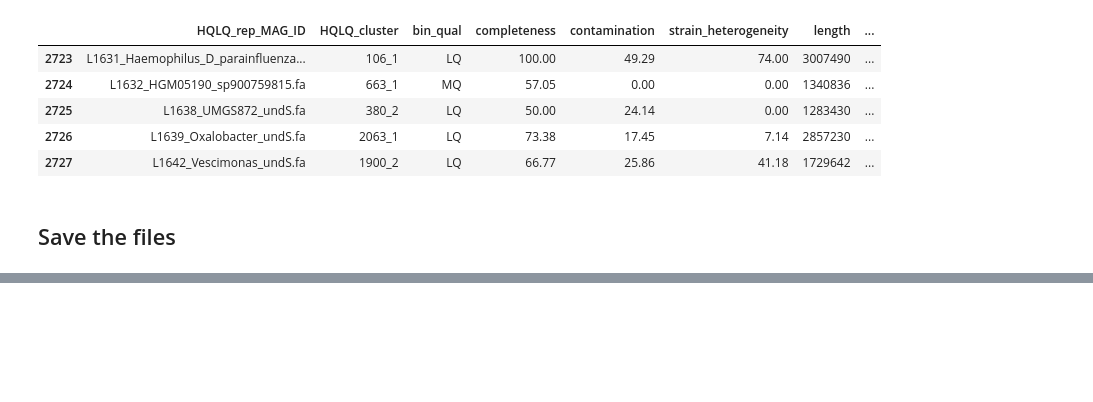
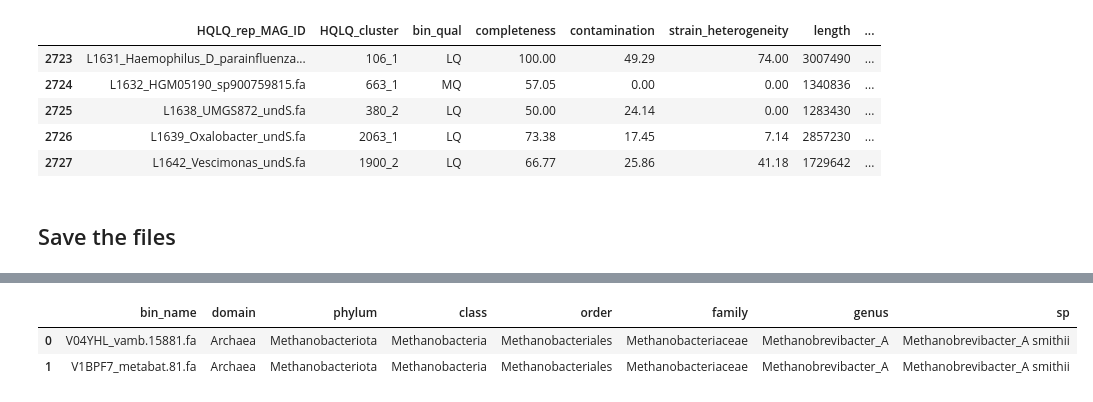
Before and after one commit to Chartiza/2023_FINAL_build, a Jupyter notebook: upd_final_build_HQ_and_LQ.ipynb, the cells around one changed output, grey strips where cells are left out. Drawn from its saved outputs; the diff is of its cells as text; code cells hidden in the pictures; blank space fills up the shorter version.

```diff
--- a/upd_final_build_HQ_and_LQ.ipynb
+++ b/upd_final_build_HQ_and_LQ.ipynb
@@ -112,0 +130,8 @@ mrg_st5.to_excel('results/together_HQLQcl_representative_MAGs_all_info.xlsx', in
+# %%
+ncl_bin = pd.read_excel('results/LQ_bins_without_cl_b2b3.xlsx')
+#ncl_bin = ncl_bin.rename(columns={'rep_MAG_name': 'bin_name'})
+ncl_bin.head(2)
+# %% [output]
+|  | bin_name | domain | phylum | class | order | family | genus | sp |
+| 0 | V04YHL_vamb.15881.fa | Archaea | Methanobacteriota | Methanobacteria | Methanobacteriales | Methanobacteriaceae | Methanobrevibacter_A | Methanobrevibacter_A smithii |
+| 1 | V1BPF7_metabat.81.fa | Archaea | Methanobacteriota | Methanobacteria | Methanobacteriales | Methanobacteriaceae | Methanobrevibacter_A | Methanobrevibacter_A smithii |
```
Also changed, not shown: parts of 10 cells of this notebook, 3 other files.
